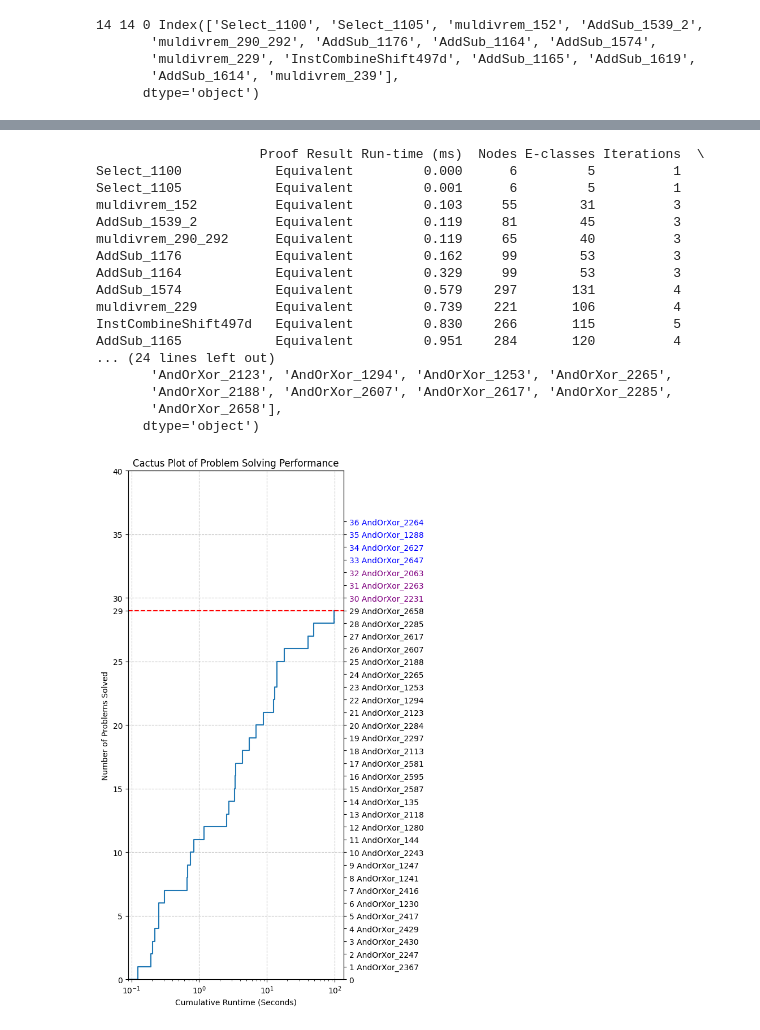
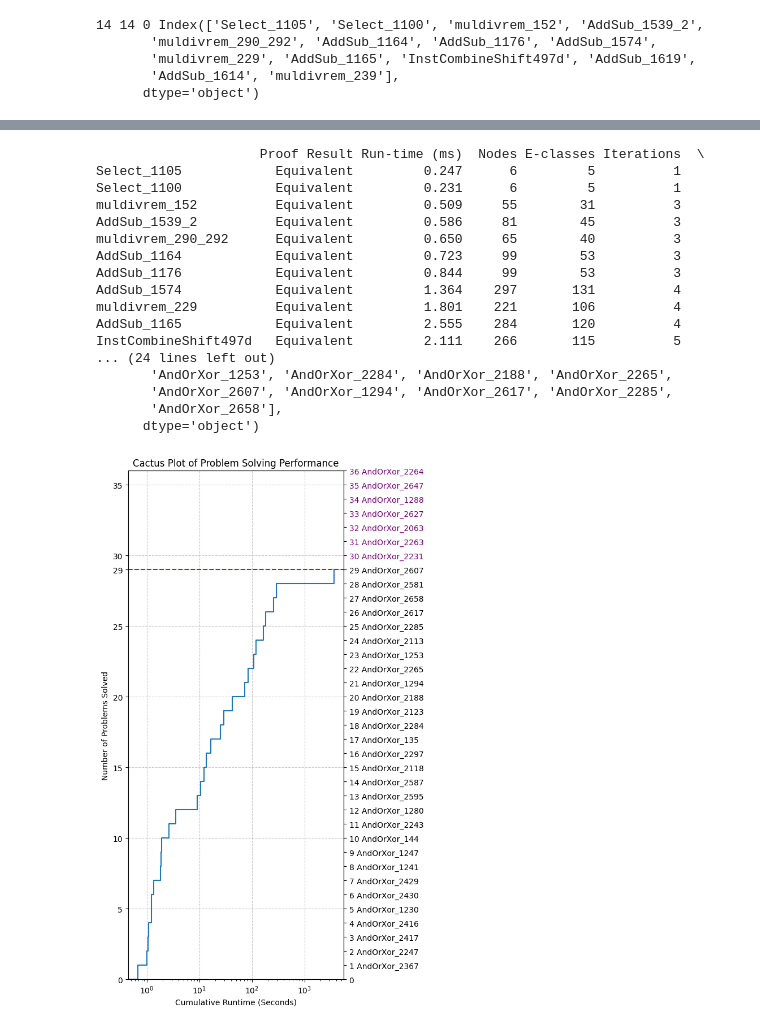
Before and after one commit to luigirinaldi/fyp, a Jupyter notebook: gen_graphs/scripts/graphing/results_graphs.ipynb, the cells around one changed output, grey strips where cells are left out. Drawn from its saved outputs; the diff is of its cells as text; code cells hidden in the pictures.

Commit message:
make some plots

```diff
--- a/gen_graphs/scripts/graphing/results_graphs.ipynb
+++ b/gen_graphs/scripts/graphing/results_graphs.ipynb
@@ -81,6 +81,7 @@ def create_cactus_plot(df):
         if len(solved) not in current_yticks:
             current_yticks.append(len(solved))
             ax.set_yticks(sorted(current_yticks))
+    ax.set_ylim(0, len(df))
 
     # Create a second y-axis with problem names
     ax2 = ax.twinx()
@@ -97,7 +98,6 @@ def create_cactus_plot(df):
     if len(unsolved) > 0:
         for i, out in enumerate(unsolved.outcome):
             ax2.get_yticklabels()[i + len(solved) + 1].set_color(out_color_map[out])
-    # plt.ylim([0, len(df)])
 
     # Adjust layout
     plt.tight_layout()
@@ -135,39 +135,45 @@ def format_bytes(size_bytes: int) -> str:
 out_dir = "../../out/results/"
 os.makedirs(out_dir, exist_ok=True)
 
+dataframes = []
+
 for test_set, (data, data_mem) in egraph_data.items():
     processed = {theorem: entry["summary"] for theorem, entry in data.items()}
     for theorem, info in data_mem.items():
         processed[theorem]["memory"] = format_bytes(int(info["memory_footprint"]))
+    for theorem, info in data.items():
+        # use the crude time since it feels more correct, also convert to milliseconds
+        processed[theorem]["runtime"] = info['crude_time'] * 1000
     df = pd.DataFrame(processed)
     df = df.transpose()
     df["stop_reason"] = df["stop_reason"].map(parse_stop)
 
-    # convert to milliseconds
-    df["total_time"] = df["total_time"] * 1000
+
 
     df = df.sort_values(by=["stop_reason", "total_time"])
 
-    df = df[
+    dataframes.append(df)
+
+    out_df = df[
         [
             "stop_reason",
-            "total_time",
+            "runtime",
             "egraph_nodes",
             "egraph_classes",
             "iterations",
             "memory",
         ]
-    ]
+    ].copy()
 
     create_cactus_plot(
-        df.rename(columns={"stop_reason": "outcome", "total_time": "runtime"})
+        out_df.rename(columns={"stop_reason": "outcome"})
     )
-    df["total_time"] = df["total_time"].map(lambda x: f"{x:.3f}")
+    out_df["runtime"] = df["runtime"].map(lambda x: f"{x:.3f}")
 
-    df.rename(
+    out_df.rename(
         columns={
             "stop_reason": "Proof Result",
-            "total_time": "Run-time (ms)",
+            "runtime": "Run-time (ms)",
             "egraph_nodes": "Nodes",
             "egraph_classes": "E-classes",
             "iterations": "Iterations",
@@ -176,12 +182,12 @@ for test_set, (data, data_mem) in egraph_data.items():
         inplace=True,
     )
     with open(f"{out_dir}{test_set}.tex", "w") as f:
-        f.write(df.to_latex().replace("_", r"\_"))
+        f.write(out_df.to_latex().replace("_", r"\_"))
 
-    print(df)
+    print(out_df)
 # %% [output]
-14 14 0 Index(['Select_1100', 'Select_1105', 'muldivrem_152', 'AddSub_1539_2',
-       'muldivrem_290_292', 'AddSub_1176', 'AddSub_1164', 'AddSub_1574',
-       'muldivrem_229', 'InstCombineShift497d', 'AddSub_1165', 'AddSub_1619',
+14 14 0 Index(['Select_1105', 'Select_1100', 'muldivrem_152', 'AddSub_1539_2',
+       'muldivrem_290_292', 'AddSub_1164', 'AddSub_1176', 'AddSub_1574',
+       'muldivrem_229', 'AddSub_1165', 'InstCombineShift497d', 'AddSub_1619',
        'AddSub_1614', 'muldivrem_239'],
       dtype='object')
@@ -189,19 +195,19 @@ for test_set, (data, data_mem) in egraph_data.items():
                      Proof Result Run-time (ms)  Nodes E-classes Iterations  \
-Select_1100            Equivalent         0.000      6         5          1
-Select_1105            Equivalent         0.001      6         5          1
-muldivrem_152          Equivalent         0.103     55        31          3
-AddSub_1539_2          Equivalent         0.119     81        45          3
-muldivrem_290_292      Equivalent         0.119     65        40          3
-AddSub_1176            Equivalent         0.162     99        53          3
-AddSub_1164            Equivalent         0.329     99        53          3
-AddSub_1574            Equivalent         0.579    297       131          4
-muldivrem_229          Equivalent         0.739    221       106          4
-InstCombineShift497d   Equivalent         0.830    266       115          5
-AddSub_1165            Equivalent         0.951    284       120          4
+Select_1105            Equivalent         0.247      6         5          1
+Select_1100            Equivalent         0.231      6         5          1
+muldivrem_152          Equivalent         0.509     55        31          3
+AddSub_1539_2          Equivalent         0.586     81        45          3
+muldivrem_290_292      Equivalent         0.650     65        40          3
+AddSub_1164            Equivalent         0.723     99        53          3
+AddSub_1176            Equivalent         0.844     99        53          3
+AddSub_1574            Equivalent         1.364    297       131          4
+muldivrem_229          Equivalent         1.801    221       106          4
+AddSub_1165            Equivalent         2.555    284       120          4
+InstCombineShift497d   Equivalent         2.111    266       115          5
 ... (24 lines left out)
-       'AndOrXor_2123', 'AndOrXor_1294', 'AndOrXor_1253', 'AndOrXor_2265',
-       'AndOrXor_2188', 'AndOrXor_2607', 'AndOrXor_2617', 'AndOrXor_2285',
+       'AndOrXor_1253', 'AndOrXor_2284', 'AndOrXor_2188', 'AndOrXor_2265',
+       'AndOrXor_2607', 'AndOrXor_1294', 'AndOrXor_2617', 'AndOrXor_2285',
        'AndOrXor_2658'],
       dtype='object')
-[figure, old version]
+[figure, new version]
               Proof Result Run-time (ms)    Nodes E-classes Iterations  \
```
Also changed, not shown: parts of 3 cells of this notebook, 4 other files.
